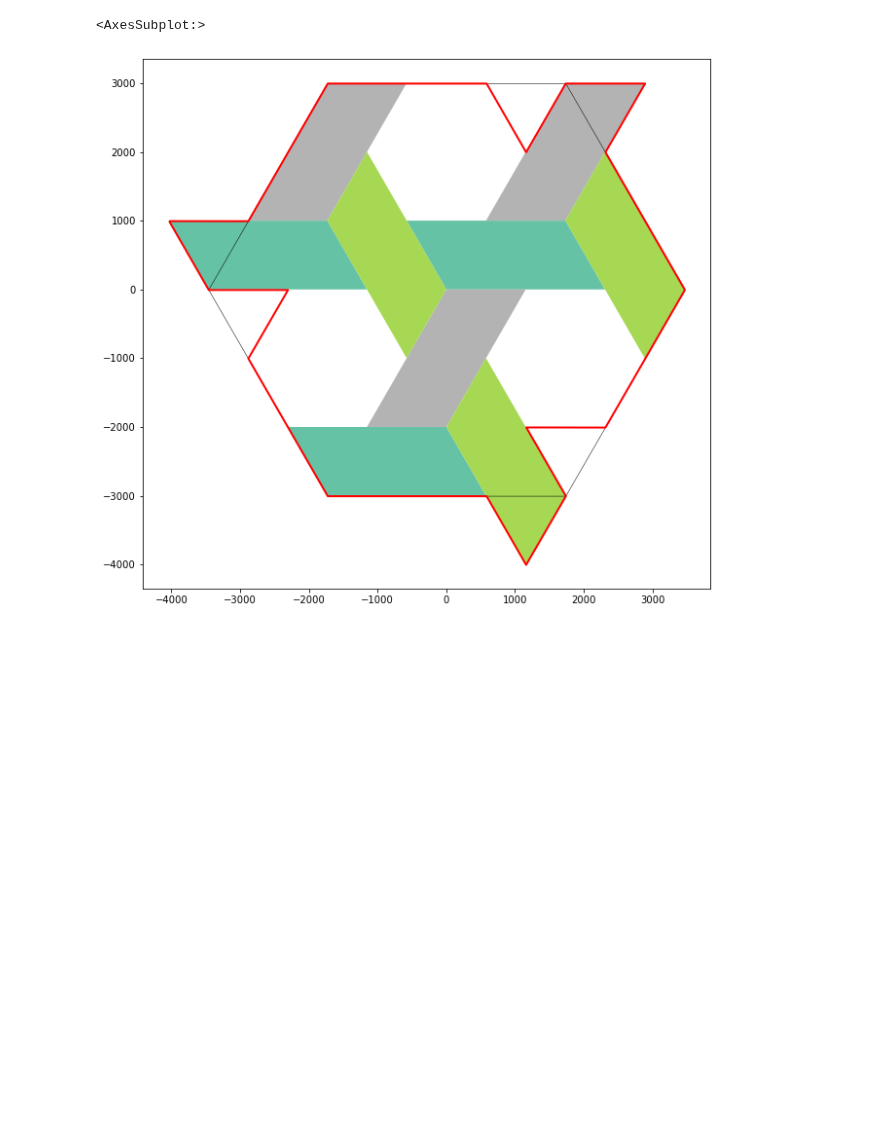
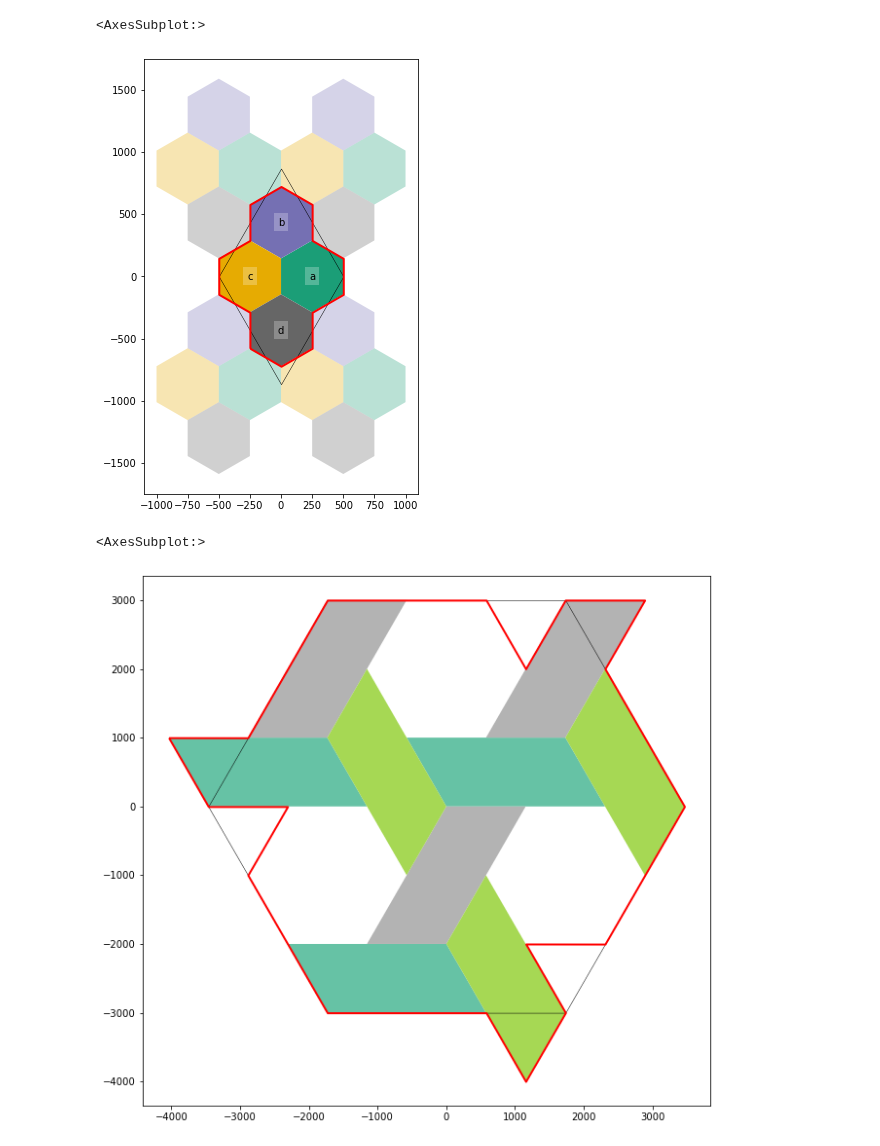
Before and after one commit to DOSull/weaving-space, a Jupyter notebook: weavingspace/scratch.ipynb, the cells around one changed output. Saved outputs shown, nothing was run; the diff lists cells and outputs as text; code cells hidden in the pictures; blank space fills up the shorter version.

```diff
--- a/weavingspace/scratch.ipynb
+++ b/weavingspace/scratch.ipynb
@@ -13,6 +14,12 @@ import numpy as np
 from weave_units import WeaveUnit
 from weave_grids import WeaveGrid
 import tiling_utils
+# %%
+t = TileUnit(tiling_type = "hex-colouring", n = 4)
+t.plot(r = 1)
+# %% [output]
+<AxesSubplot:>
+[figure, added]
 # %%
 w1 = WeaveUnit(weave_type = "twill", n = 2, spacing = 100, aspect = 1,
                strands = "abcd-|efg-")
```
Also changed, not shown: parts of 1 cell of this notebook, 3 other files.
